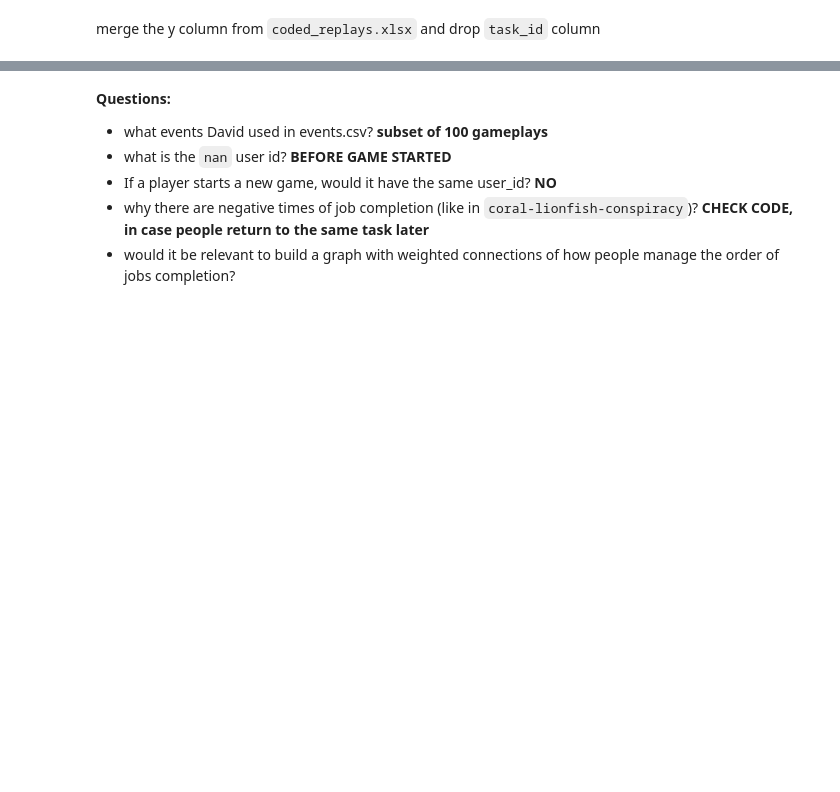
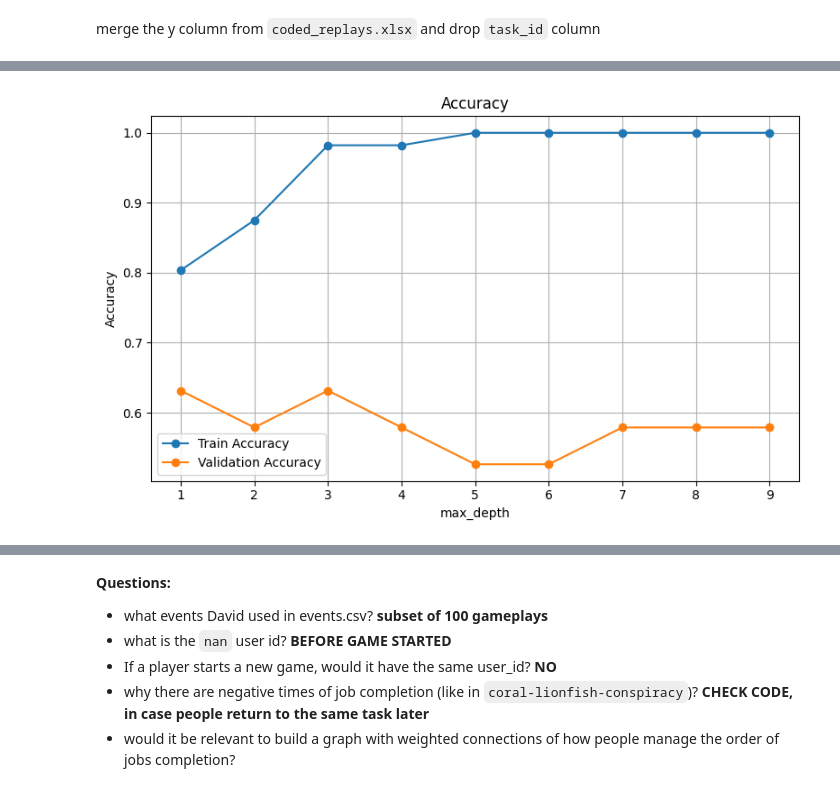
Before and after one commit to opengamedata/ogd-autocoder, a Jupyter notebook: raw_eda.ipynb, the cells around one changed output, grey strips where cells are left out. Saved outputs shown, nothing was run; the diff lists cells and outputs as text; code cells hidden in the pictures; blank space fills up the shorter version.

```diff
--- a/raw_eda.ipynb
+++ b/raw_eda.ipynb
@@ -561,0 +628,46 @@ Test AUC: 0.7115384615384616
+# %%
+from sklearn.ensemble import RandomForestClassifier
+from sklearn.metrics import accuracy_score, f1_score
+
+max_depth = [i for i in range(1, 10)]
+train_acc = []
+val_acc = []
+train_f1 = []
+val_f1 = []
+
+for md in max_depth:
+    rf = RandomForestClassifier(
+        n_estimators=50,
+        max_depth=md,
+        min_samples_split=5,
+        min_samples_leaf=2,
+        random_state=42,
+        n_jobs=-1
+    )
+
+    # Train
+    rf.fit(x_train, y_train)
+
+    # Predict on train and validation sets
+    y_train_pred = rf.predict(x_train)
+    y_val_pred = rf.predict(x_val)
+
+    # Evaluate
+    train_acc.append(accuracy_score(y_train, y_train_pred))
+    val_acc.append(accuracy_score(y_val, y_val_pred))
+    train_f1.append(f1_score(y_train, y_train_pred, average='weighted'))
+    val_f1.append(f1_score(y_val, y_val_pred, average='weighted'))
+# %%
+plt.figure(figsize=(8, 5))
+plt.plot(max_depth, train_acc, label='Train Accuracy', marker='o')
+plt.plot(max_depth, val_acc, label='Validation Accuracy', marker='o')
+
+plt.title('Accuracy')
+plt.xlabel('max_depth')
+plt.ylabel('Accuracy')
+plt.legend()
+plt.grid(True)
+plt.tight_layout()
+plt.show()
+# %% [output]
+[figure, added]
```
Also changed, not shown: parts of 15 cells of this notebook.
